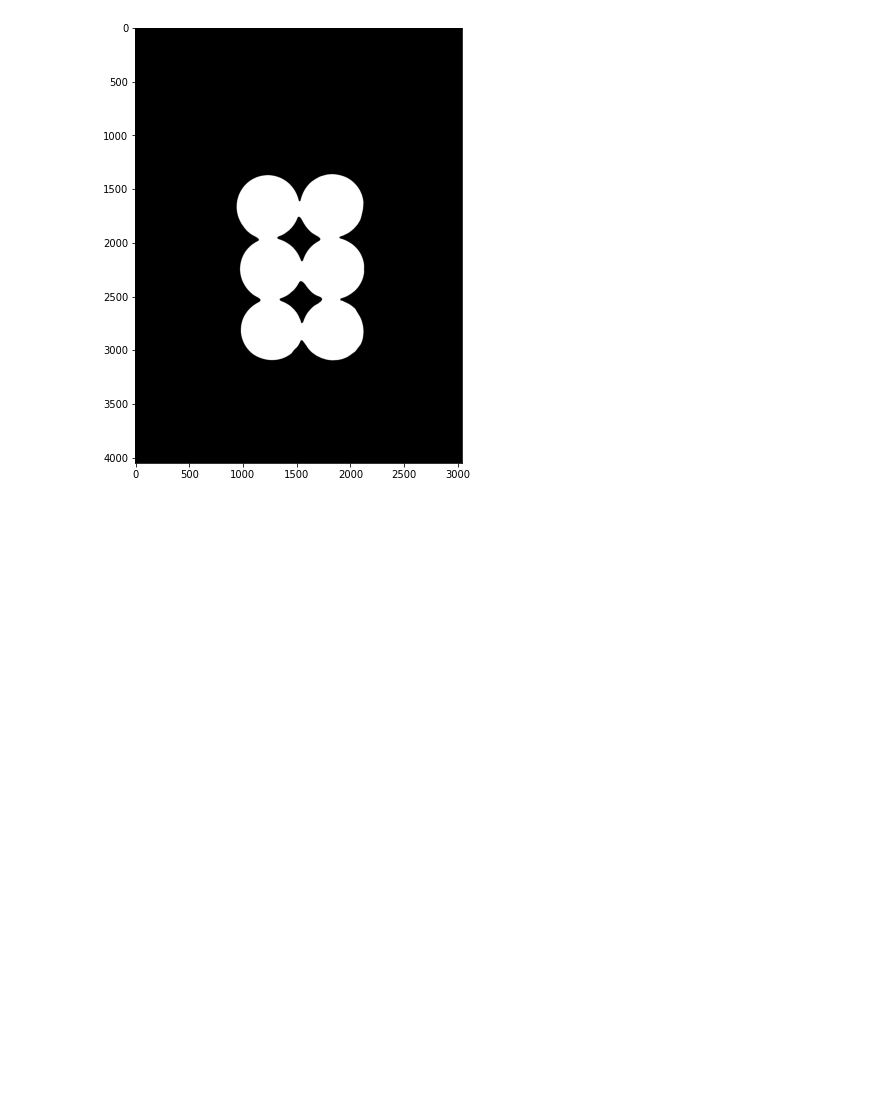
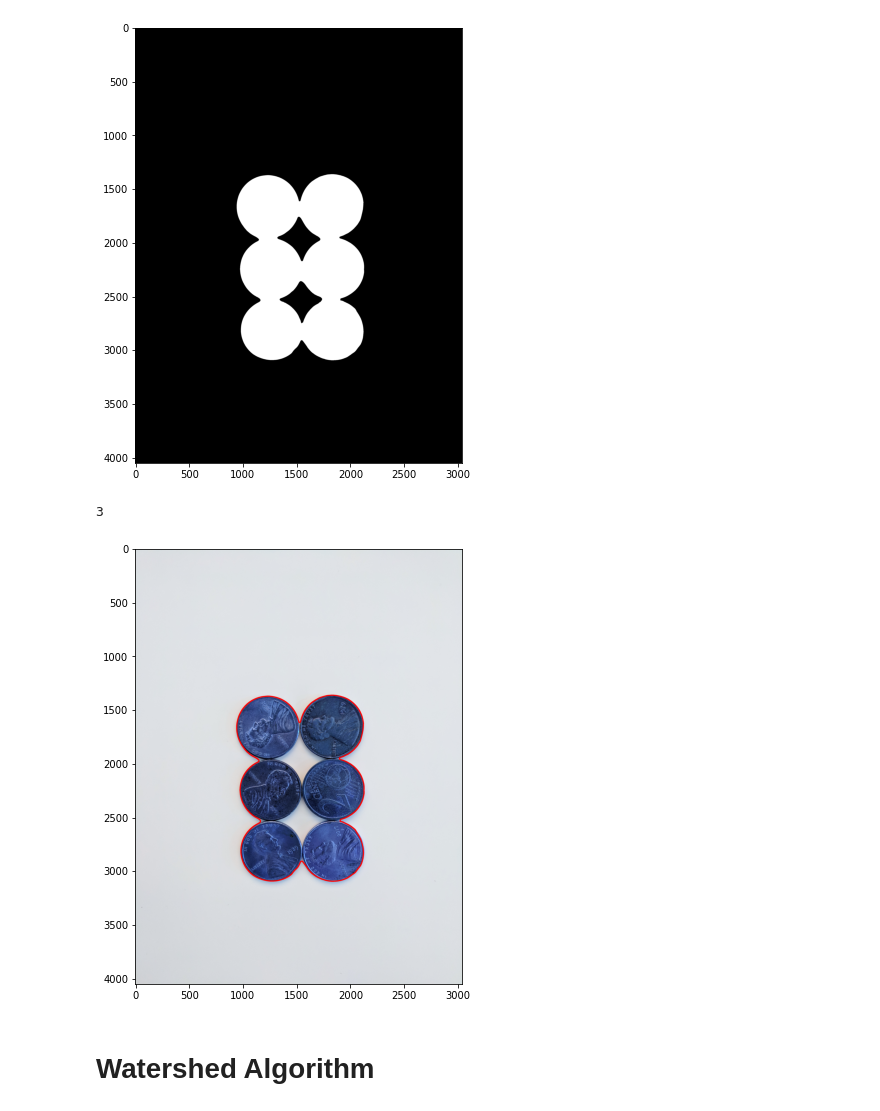
Before and after one commit to kriti-ixix/ai-1030, a Jupyter notebook: computer vision/watershed algorithm.ipynb, the cells around one changed output. Saved outputs shown, nothing was run; the diff lists cells and outputs as text; code cells hidden in the pictures; blank space fills up the shorter version.

Commit message:
watershed algorithm

```diff
--- a/computer vision/watershed algorithm.ipynb
+++ b/computer vision/watershed algorithm.ipynb
@@ -28,3 +28,19 @@ success, thresh_img = cv2.threshold(gray_img, 160, 255, cv2.THRESH_BINARY_INV)
 display(thresh_img, 'gray')
 # %% [output]
 [figure]
+# %%
+contours, hierarchy = cv2.findContours(thresh_img.copy(), cv2.RETR_CCOMP, cv2.CHAIN_APPROX_SIMPLE)
+# %%
+len(contours)
+# %% [output]
+3
+# %%
+for i in range(len(contours)):
+    if hierarchy[0][i][-1] == -1:
+        cv2.drawContours(pennies, contours, i, (255, 0, 0), 10)
+
+display(pennies)
+# %% [output]
+[figure, added]
+# %% [markdown]
+# Watershed Algorithm
```
Also changed, not shown: parts of 11 cells of this notebook.
